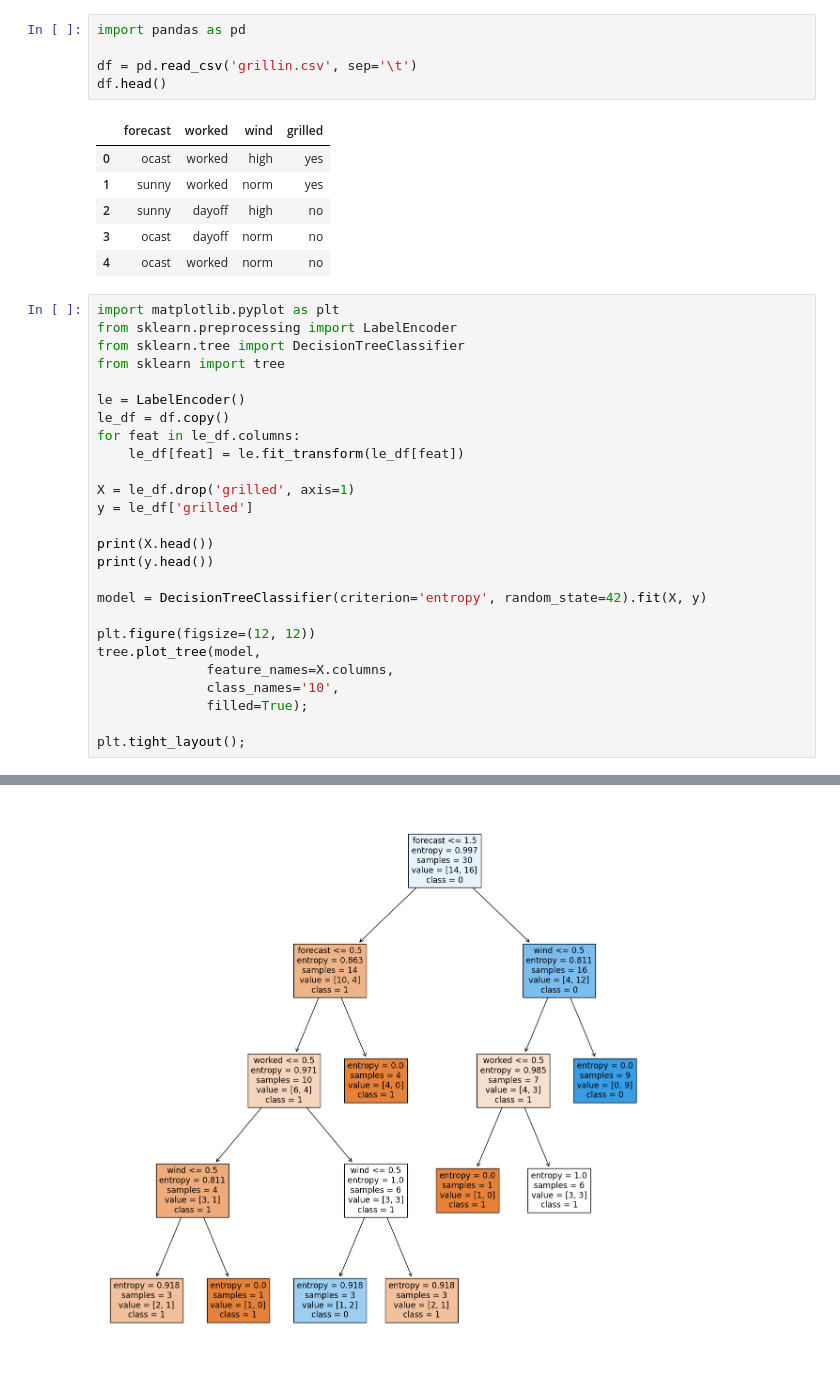
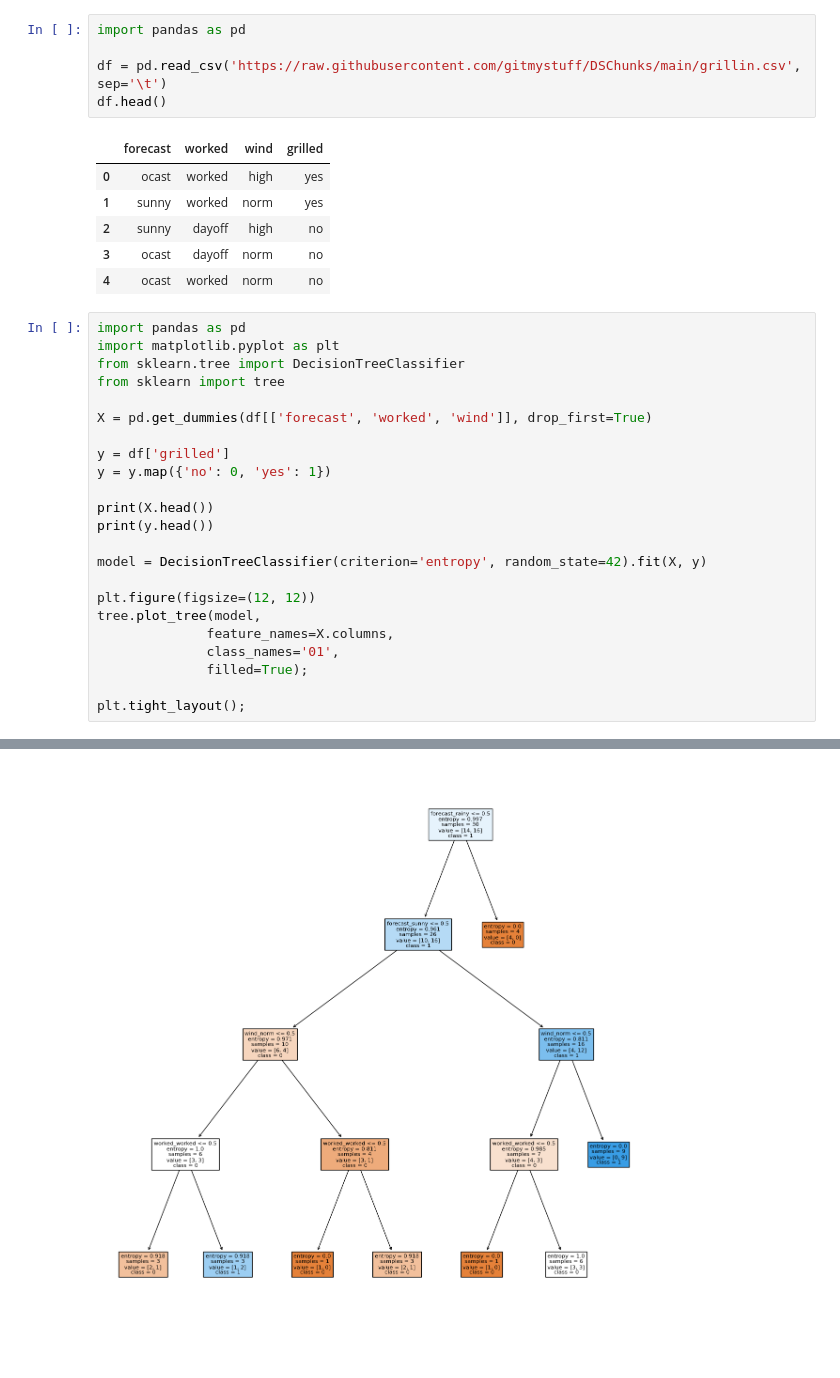
Before and after one commit to gitmystuff/DSChunks, a Jupyter notebook: Grilling.ipynb, the cells around one changed output, grey strips where cells are left out. Cells and saved outputs as stored; diff of their text form.

```diff
--- a/Grilling.ipynb
+++ b/Grilling.ipynb
@@ -201,7 +204,7 @@ Today is sunny, hot, and our neighbor worked today. Will our neighbor be grillin
 # %%
 import pandas as pd
 
-df = pd.read_csv('grillin.csv', sep='\t')
+df = pd.read_csv('https://raw.githubusercontent.com/gitmystuff/DSChunks/main/grillin.csv', sep='\t')
 df.head()
 # %% [output]
 |  | forecast | worked | wind | grilled |
@@ -211,18 +214,15 @@ df.head()
 | 3 | ocast | dayoff | norm | no |
 | 4 | ocast | worked | norm | no |
 # %%
+import pandas as pd
 import matplotlib.pyplot as plt
-from sklearn.preprocessing import LabelEncoder
 from sklearn.tree import DecisionTreeClassifier
 from sklearn import tree
 
-le = LabelEncoder()
-le_df = df.copy()
-for feat in le_df.columns:
-    le_df[feat] = le.fit_transform(le_df[feat])
+X = pd.get_dummies(df[['forecast', 'worked', 'wind']], drop_first=True)
 
-X = le_df.drop('grilled', axis=1)
-y = le_df['grilled']
+y = df['grilled']
+y = y.map({'no': 0, 'yes': 1})
 
 print(X.head())
 print(y.head())
@@ -232,7 +232,7 @@ model = DecisionTreeClassifier(criterion='entropy', random_state=42).fit(X, y)
 plt.figure(figsize=(12, 12))
 tree.plot_tree(model,
               feature_names=X.columns,
-              class_names='10',
+              class_names='01',
               filled=True);
 
 plt.tight_layout();
@@ -252 +252 @@ Name: grilled, dtype: int32
-[figure, old version]
+[figure, new version]
```
Also changed, not shown: parts of 4 cells of this notebook.
